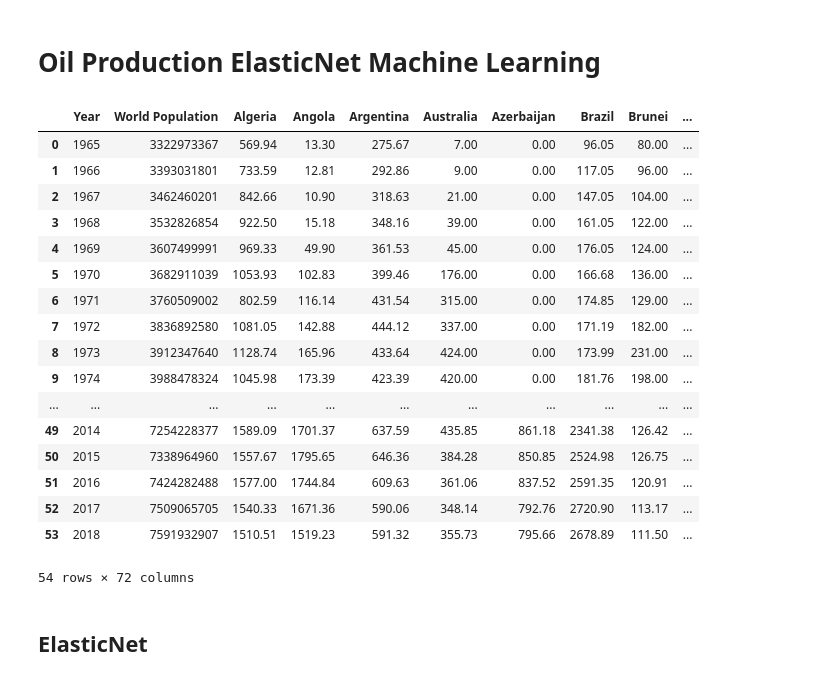
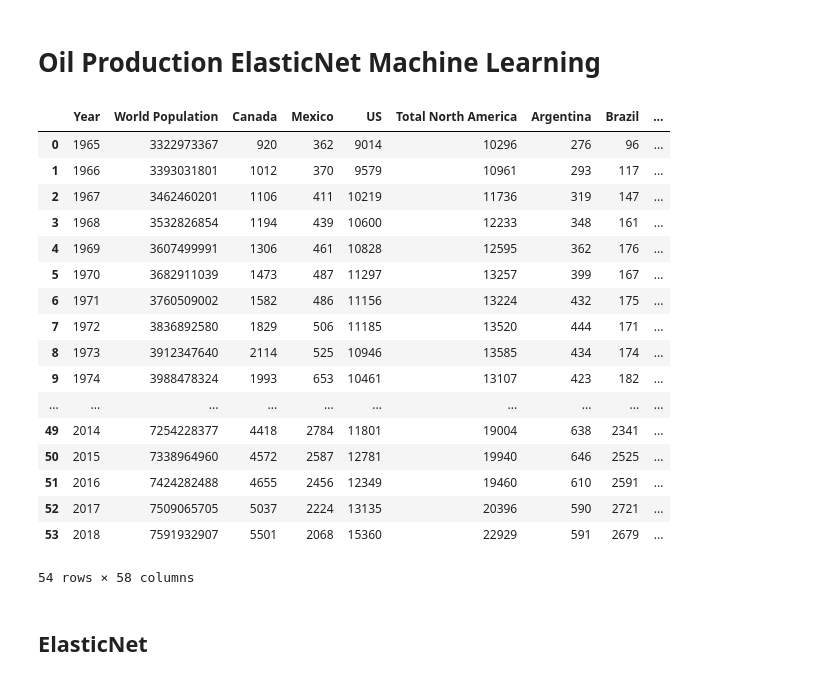
Before and after one commit to minerva-b/Final_Team_Project, a Jupyter notebook: Kmar/Oil_Product_Elastic_ML.ipynb, the cells around one changed output. Saved outputs shown, nothing was run; the diff lists cells and outputs as text; code cells hidden in the pictures.

Commit message:
Updated file paths to new data files which updated output csv

```diff
--- a/Kmar/Oil_Product_Elastic_ML.ipynb
+++ b/Kmar/Oil_Product_Elastic_ML.ipynb
@@ -14,51 +14,51 @@ from sklearn.linear_model import ElasticNet
 # %%
 # Read the csv files into a pandas DataFrame
 
-oil_prod = pd.read_csv('../data/clean_data/Oil Production - Barrels-YearFixed-Python.csv')
+oil_prod = pd.read_csv('../data/clean_data_final/final_clean_data/Oil Production - Barrels-YearFixed-Python.csv')
 oil_prod = oil_prod.rename(columns={"Total World": "World Barrels"})
 pop = pd.read_csv('../data/clean_data/WorldPopulationbyYear.csv')
 pop = pop.rename(columns={"World": "World Population"})
 oil_pop = pop.merge(oil_prod, on="Year")
-gdp = pd.read_csv('../data/clean_data/GDP%-YearFixed-Python.csv', encoding = "ISO-8859-1")
+gdp = pd.read_csv('../data/clean_data_final/final_clean_data/GDP%-YearFixed-Python.csv', encoding = "ISO-8859-1")
 filteredGDP = gdp[["Year", "United States", "World"]]
 filteredGDP = filteredGDP.rename(columns={"United States": "US GDP%", "World": "World GDP%"})
-inflation = pd.read_csv('../data/clean_data/InflationAnnual%-YearFixed-Python.csv', encoding = "ISO-8859-1")
+inflation = pd.read_csv('../data/clean_data_final/final_clean_data/InflationAnnual%-YearFixed-Python.csv', encoding = "ISO-8859-1")
 filteredInflation = inflation[["Year", "United States", "World"]]
 filteredInflation = filteredInflation.rename(columns={"United States": "US Inflation%", "World": "World Inflation%"})
-goodsTax = pd.read_csv('../data/clean_data/Taxes%-YearFixed-Python.csv', encoding = "ISO-8859-1")
+goodsTax = pd.read_csv('../data/clean_data_final/final_clean_data/Taxes%-YearFixed-Python.csv', encoding = "ISO-8859-1")
 filteredGoodsTax = goodsTax[["Year", "United States", "World"]]
 filteredGoodsTax = filteredGoodsTax.rename(columns={"United States": "US Goods Tax%", "World": "World Goods Tax%"})
 
 # Merge dataframes on Year
 gdp_oil_pop = oil_pop.merge(filteredGDP, on="Year")
 gdp_oil_pop_infl = gdp_oil_pop.merge(filteredInflation, on="Year")
 full_merge = gdp_oil_pop_infl.merge(filteredGoodsTax, on="Year")
 
 # Drop 2019 row - There's multiple features set to 0.  Will later run prediction on 2019
 full_merge = full_merge.drop([54])
 
 # Clean NaNs - change to 0 so columns are same length
 full_merge = full_merge.replace(np.nan, 0)
 full_merge
 # %% [output]
-|  | Year | World Population | Algeria | Angola | Argentina | Australia | Azerbaijan | Brazil | Brunei | ... |
-| 0 | 1965 | 3322973367 | 569.94 | 13.30 | 275.67 | 7.00 | 0.00 | 96.05 | 80.00 | ... |
-| 1 | 1966 | 3393031801 | 733.59 | 12.81 | 292.86 | 9.00 | 0.00 | 117.05 | 96.00 | ... |
-| 2 | 1967 | 3462460201 | 842.66 | 10.90 | 318.63 | 21.00 | 0.00 | 147.05 | 104.00 | ... |
-| 3 | 1968 | 3532826854 | 922.50 | 15.18 | 348.16 | 39.00 | 0.00 | 161.05 | 122.00 | ... |
-| 4 | 1969 | 3607499991 | 969.33 | 49.90 | 361.53 | 45.00 | 0.00 | 176.05 | 124.00 | ... |
-| 5 | 1970 | 3682911039 | 1053.93 | 102.83 | 399.46 | 176.00 | 0.00 | 166.68 | 136.00 | ... |
-| 6 | 1971 | 3760509002 | 802.59 | 116.14 | 431.54 | 315.00 | 0.00 | 174.85 | 129.00 | ... |
-| 7 | 1972 | 3836892580 | 1081.05 | 142.88 | 444.12 | 337.00 | 0.00 | 171.19 | 182.00 | ... |
-| 8 | 1973 | 3912347640 | 1128.74 | 165.96 | 433.64 | 424.00 | 0.00 | 173.99 | 231.00 | ... |
-| 9 | 1974 | 3988478324 | 1045.98 | 173.39 | 423.39 | 420.00 | 0.00 | 181.76 | 198.00 | ... |
-| ... | ... | ... | ... | ... | ... | ... | ... | ... | ... | ... |
-| 49 | 2014 | 7254228377 | 1589.09 | 1701.37 | 637.59 | 435.85 | 861.18 | 2341.38 | 126.42 | ... |
-| 50 | 2015 | 7338964960 | 1557.67 | 1795.65 | 646.36 | 384.28 | 850.85 | 2524.98 | 126.75 | ... |
-| 51 | 2016 | 7424282488 | 1577.00 | 1744.84 | 609.63 | 361.06 | 837.52 | 2591.35 | 120.91 | ... |
-| 52 | 2017 | 7509065705 | 1540.33 | 1671.36 | 590.06 | 348.14 | 792.76 | 2720.90 | 113.17 | ... |
-| 53 | 2018 | 7591932907 | 1510.51 | 1519.23 | 591.32 | 355.73 | 795.66 | 2678.89 | 111.50 | ... |
+|  | Year | World Population | Canada | Mexico | US | Total North America | Argentina | Brazil | ... |
+| 0 | 1965 | 3322973367 | 920 | 362 | 9014 | 10296 | 276 | 96 | ... |
+| 1 | 1966 | 3393031801 | 1012 | 370 | 9579 | 10961 | 293 | 117 | ... |
+| 2 | 1967 | 3462460201 | 1106 | 411 | 10219 | 11736 | 319 | 147 | ... |
+| 3 | 1968 | 3532826854 | 1194 | 439 | 10600 | 12233 | 348 | 161 | ... |
+| 4 | 1969 | 3607499991 | 1306 | 461 | 10828 | 12595 | 362 | 176 | ... |
+| 5 | 1970 | 3682911039 | 1473 | 487 | 11297 | 13257 | 399 | 167 | ... |
+| 6 | 1971 | 3760509002 | 1582 | 486 | 11156 | 13224 | 432 | 175 | ... |
+| 7 | 1972 | 3836892580 | 1829 | 506 | 11185 | 13520 | 444 | 171 | ... |
+| 8 | 1973 | 3912347640 | 2114 | 525 | 10946 | 13585 | 434 | 174 | ... |
+| 9 | 1974 | 3988478324 | 1993 | 653 | 10461 | 13107 | 423 | 182 | ... |
+| ... | ... | ... | ... | ... | ... | ... | ... | ... | ... |
+| 49 | 2014 | 7254228377 | 4418 | 2784 | 11801 | 19004 | 638 | 2341 | ... |
+| 50 | 2015 | 7338964960 | 4572 | 2587 | 12781 | 19940 | 646 | 2525 | ... |
+| 51 | 2016 | 7424282488 | 4655 | 2456 | 12349 | 19460 | 610 | 2591 | ... |
+| 52 | 2017 | 7509065705 | 5037 | 2224 | 13135 | 20396 | 590 | 2721 | ... |
+| 53 | 2018 | 7591932907 | 5501 | 2068 | 15360 | 22929 | 591 | 2679 | ... |
-54 rows × 72 columns
+54 rows × 58 columns
 # %% [markdown]
 ## ElasticNet
 # %%
```
Also changed, not shown: parts of 8 cells of this notebook, 31 other files.
